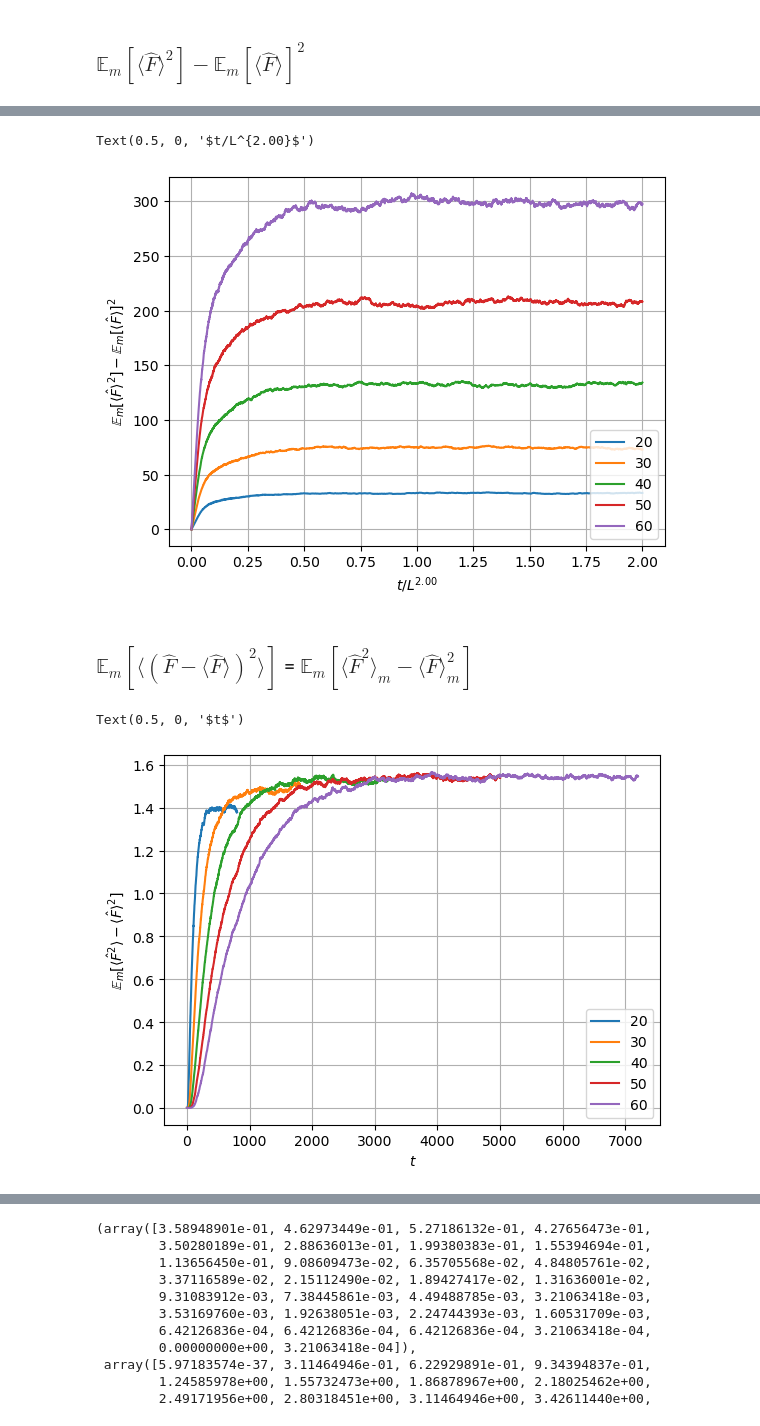
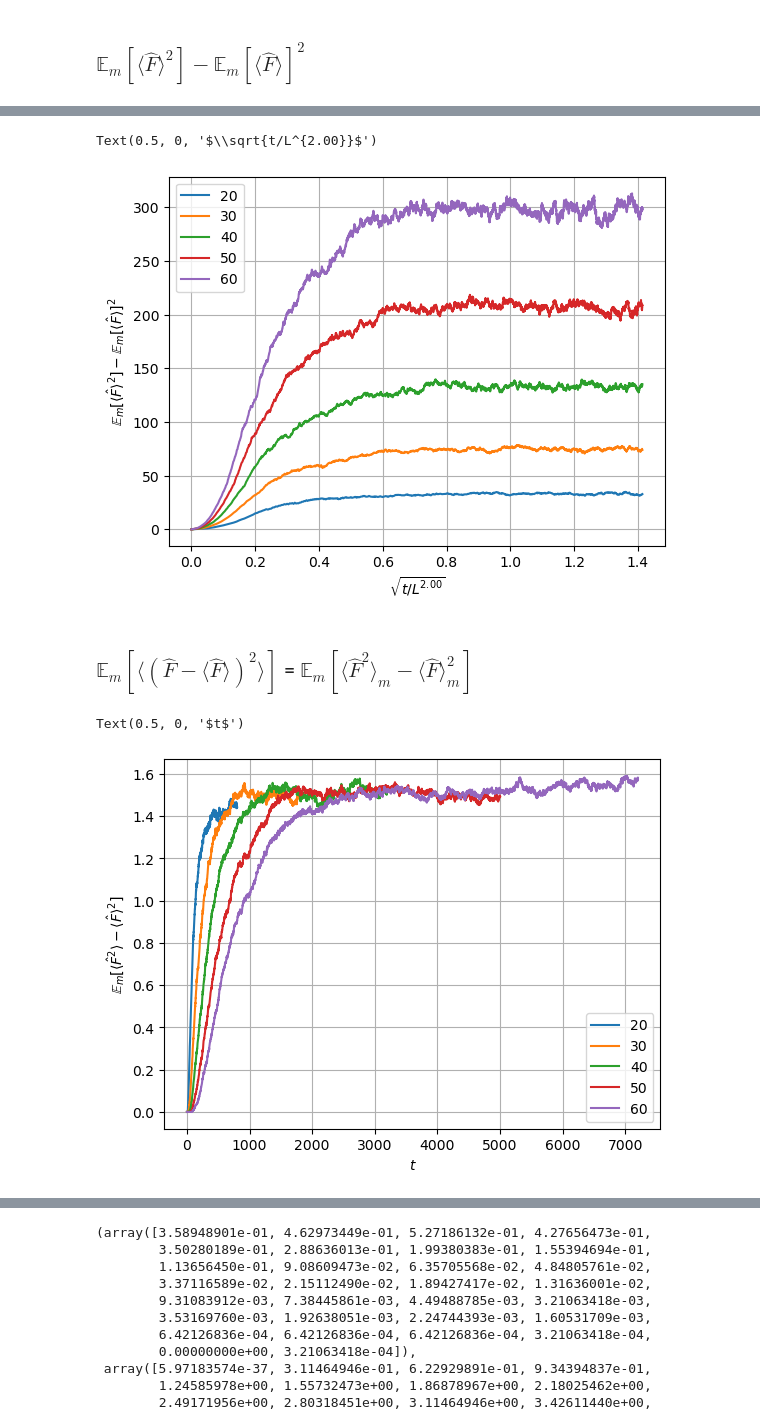
Before and after one commit to youtao1999/CT_MPS, a Jupyter notebook: FM_DW_T.ipynb, the cells around one changed output, grey strips where cells are left out. Cells and saved outputs as stored; diff of their text form; code cells hidden in the pictures.

```diff
--- a/FM_DW_T.ipynb
+++ b/FM_DW_T.ipynb
@@ -31,7 +37,8 @@ from diffusion_utils import *
 # %%
 params_list=[
 # ({'nu':0,'de':1,},{'p_ctrl':np.linspace(0.5,0.5,1),'p_proj':np.linspace(0.0,0.0,1),'s':np.arange(10000),'L':np.arange(20,21,10)}),
-({'nu':0,'de':1,},{'p_ctrl':np.linspace(0.4,0.6,21),'p_proj':np.linspace(0.0,0.0,1),'s':np.arange(10000),'L':np.arange(20,61,10)}),
+# ({'nu':0,'de':1,},{'p_ctrl':np.linspace(0.4,0.6,21),'p_proj':np.linspace(0.0,0.0,1),'s':np.arange(2000),'L':np.arange(20,61,10)}),
+({'nu':0,'de':1,},{'p_ctrl':[0.4,0.5,0.59],'p_proj':np.linspace(0.0,0.0,1),'s':np.arange(10000),'L':np.arange(20,61,10)}),
 ]
 # %%
 # !rm 'Data/Metrics/MPS_0-1_DW/xj(0,1)_DW.pickle'
@@ -99,7 +131,7 @@ L_list=np.arange(20,61,10)
 fig,ax=plt.subplots()
 z=2
 for L in L_list:
-    data=df_MPS_0_T.xs(level='Metrics',key='DW1').xs(level='p_ctrl',key=0.40).xs(level='p_proj',key=0.00).xs(level='L',key=L).sort_index()['observations']
+    data=df_MPS_0_DW.xs(level='Metrics',key='DW1').xs(level='p_ctrl',key=0.41).xs(level='p_proj',key=0.00).xs(level='L',key=L).sort_index()['observations']
     t_list=data.index
     y=data.apply(np.mean)
     ax.plot((t_list/L**z),y,label=L)
@@ -114,7 +149,7 @@ L_list=np.arange(20,61,10)
 fig,ax=plt.subplots()
 z=2
 for L in L_list:
-    data=df_MPS_0_T.xs(level='Metrics',key='DW1').xs(level='p_ctrl',key=0.41).xs(level='p_proj',key=0.00).xs(level='L',key=L).sort_index()['observations']
+    data=df_MPS_0_DW.xs(level='Metrics',key='DW1').xs(level='p_ctrl',key=0.5).xs(level='p_proj',key=0.00).xs(level='L',key=L).sort_index()['observations']
     t_list=data.index
     y=data.apply(np.mean)
     ax.plot((t_list/L**z),y,label=L)
@@ -144,2 +179,25 @@ Text(0.5, 0, '$t/L^{2.00}$')
 # %% [markdown]
 ### $\mathbb{E}_m[\langle{\hat{F}}\rangle^2]- \mathbb{E}_m[\langle{\hat{F}}\rangle]^2$
+# %%
+L_list=np.arange(20,61,10)
+# L_list=[20,30,40,50]
+fig,ax=plt.subplots()
+z=0
+p_ctrl=0.59
+color_list=(plt.cm.Blues(np.linspace(0.5,1,len(L_list))))
+for idx,L in enumerate(L_list):
+    data1=df_MPS_0_DW.xs(level='Metrics',key='DW1').xs(level='p_ctrl',key=p_ctrl).xs(level='p_proj',key=0.00).xs(level='L',key=L).sort_index()['observations']
+    # data2=df_MPS_0_DW.xs(level='Metrics',key='DW2').xs(level='p_ctrl',key=0.50).xs(level='L',key=L).sort_index()['observations']
+    t_list=data1.index
+    sq_mean=data1.apply(lambda x : np.array(x)**2).apply(np.mean)
+    mean_sq=data1.apply(np.mean).apply(lambda x : np.array(x)**2)
+    y=sq_mean-mean_sq
+    ax.plot((t_list/L**z),y,label=f'L={L}',color=(color_list[idx]))
+ax.legend()
+ax.grid('on')
+# ax.set_xlim(0,80/L_list[0]**z)
+ax.set_ylabel(r'$\mathbb{E}_m[\langle{\hat{F}}\rangle^2]- \mathbb{E}_m[\langle{\hat{F}}\rangle]^2$')
+ax.set_xlabel(f'$t/L^{{{z:.2f}}}$')
+
+ax.set_xlim(0,100)
+ax.set_ylim(0,100)
@@ -146,24 +207,24 @@ Text(0.5, 0, '$t/L^{2.00}$')
 # %%
 L_list=np.arange(20,61,10)
 # L_list=[20,30,40,50]
 fig,ax=plt.subplots()
 z=2
 for L in L_list:
-    data1=df_MPS_0_T.xs(level='Metrics',key='DW1').xs(level='p_ctrl',key=0.50).xs(level='p_proj',key=0.00).xs(level='L',key=L).sort_index()['observations']
-    # data2=df_MPS_0_T.xs(level='Metrics',key='DW2').xs(level='p_ctrl',key=0.50).xs(level='L',key=L).sort_index()['observations']
+    data1=df_MPS_0_DW.xs(level='Metrics',key='DW1').xs(level='p_ctrl',key=0.50).xs(level='p_proj',key=0.00).xs(level='L',key=L).sort_index()['observations']
+    # data2=df_MPS_0_DW.xs(level='Metrics',key='DW2').xs(level='p_ctrl',key=0.50).xs(level='L',key=L).sort_index()['observations']
     t_list=data1.index
     sq_mean=data1.apply(lambda x : np.array(x)**2).apply(np.mean)
     mean_sq=data1.apply(np.mean).apply(lambda x : np.array(x)**2)
     y=sq_mean-mean_sq
-    ax.plot((t_list/L**z),y,label=L)
+    ax.plot(np.sqrt(t_list/L**z),y,label=L)
 ax.legend()
 ax.grid('on')
 # ax.set_xlim(0,80/L_list[0]**z)
 ax.set_ylabel(r'$\mathbb{E}_m[\langle{\hat{F}}\rangle^2]- \mathbb{E}_m[\langle{\hat{F}}\rangle]^2$')
-ax.set_xlabel(f'$t/L^{{{z:.2f}}}$')
+ax.set_xlabel(f'$\sqrt{{t/L^{{{z:.2f}}}}}$')
 # %% [output]
-Text(0.5, 0, '$t/L^{2.00}$')
+Text(0.5, 0, '$\\sqrt{t/L^{2.00}}$')
-[figure, old version]
+[figure, new version]
 # %% [markdown]
 ### $\mathbb{E}_m[\langle(\hat{F}-\langle\hat{F}\rangle)^2\rangle]$ = $\mathbb{E}_m[\langle\hat{F}^2\rangle_m-\langle\hat{F}\rangle_m^2]$
 # %%
@@ -172,8 +233,8 @@ L_list=np.arange(20,61,10)
 fig,ax=plt.subplots()
 z=0
 for L in L_list:
-    data1=df_MPS_0_T.xs(level='Metrics',key='DW1').xs(level='p_ctrl',key=0.50).xs(level='L',key=L).xs(level='p_proj',key=0.00).sort_index()['observations']
-    data2=df_MPS_0_T.xs(level='Metrics',key='DW2').xs(level='p_ctrl',key=0.50).xs(level='L',key=L).xs(level='p_proj',key=0.00).sort_index()['observations']
+    data1=df_MPS_0_DW.xs(level='Metrics',key='DW1').xs(level='p_ctrl',key=0.50).xs(level='L',key=L).xs(level='p_proj',key=0.00).sort_index()['observations']
+    data2=df_MPS_0_DW.xs(level='Metrics',key='DW2').xs(level='p_ctrl',key=0.50).xs(level='L',key=L).xs(level='p_proj',key=0.00).sort_index()['observations']
     t_list=data1.index
     y=(data2-data1.apply(lambda x : np.array(x)**2)).apply(np.mean)
     ax.plot((t_list/L**z),y,label=L)
@@ -185,7 +246,7 @@ ax.set_ylabel(r'$\mathbb{E}_m[\langle\hat{F}^2\rangle-\langle\hat{F}\rangle^2]$'
 ax.set_xlabel(f'$t$')
 # %% [output]
 Text(0.5, 0, '$t$')
-[figure, old version]
+[figure, new version]
 # %%
 L_list=np.arange(20,61,10)
 # L_list=[20,30,40,50]
```
Also changed, not shown: parts of 22 cells of this notebook.
